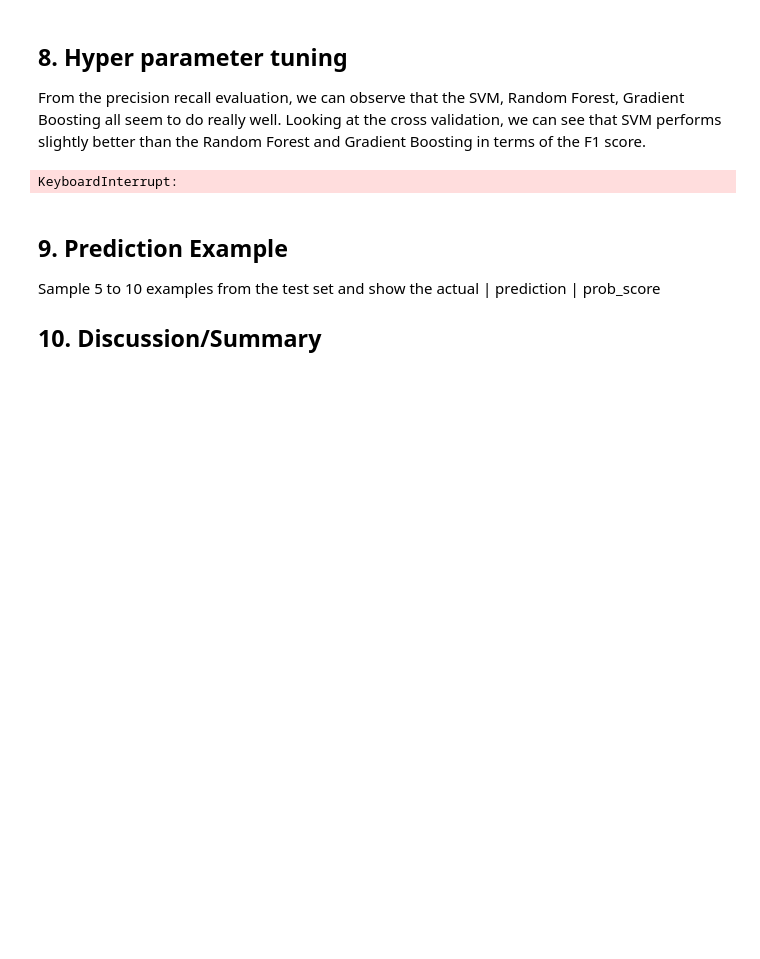
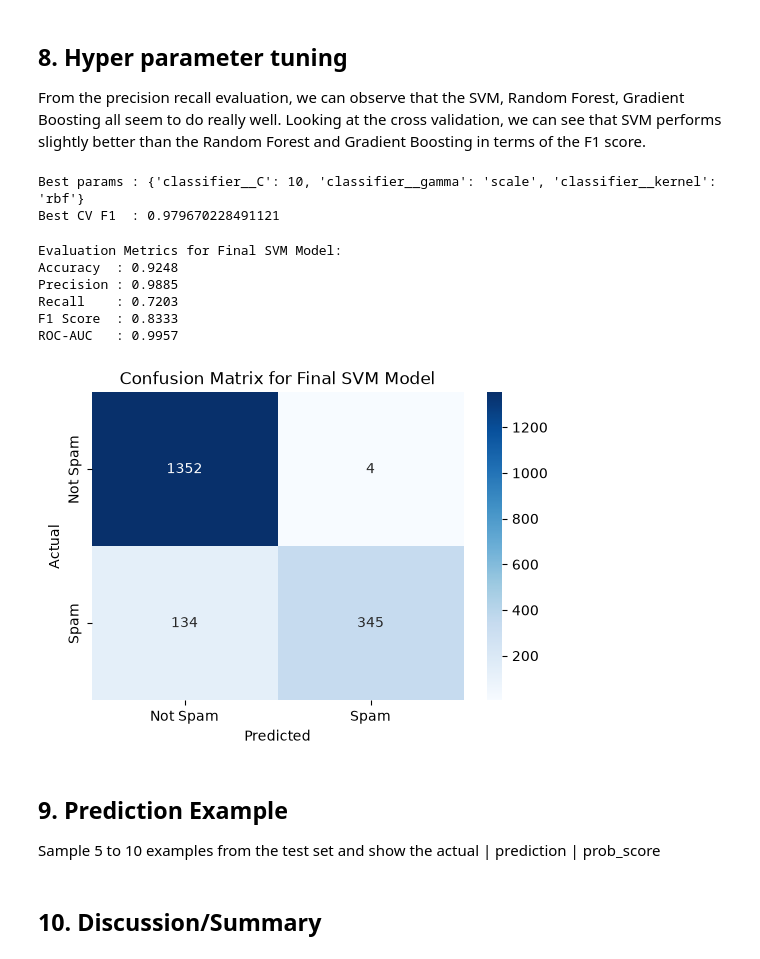
Before and after one commit to shamshertamang/EmailSpamClassifier-Apache, a Jupyter notebook: 03_model_pipeline.ipynb, the cells around one changed output. Saved outputs shown, nothing was run; the diff lists cells and outputs as text; code cells hidden in the pictures; blank space fills up the shorter version.

Commit message:
hyper parameter tuning for svm

```diff
--- a/03_model_pipeline.ipynb
+++ b/03_model_pipeline.ipynb
@@ -376,25 +376,58 @@ plt.show()
 From the precision recall evaluation, we can observe that the SVM, Random Forest, Gradient Boosting all seem to do really well. Looking at the cross validation, we can see that SVM performs slightly better than the Random Forest and Gradient Boosting in terms of the F1 score.
 # %%
 param_grid = {
-    'classifier__estimator__C': [0.01, 0.1, 1, 10, 100],
-    'classifier__estimator__kernel': ['rbf', 'poly', 'sigmoid', 'precomputed'],
-    'classifier__estimator__gamma': ['scale', 'auto']
+    'classifier__C': [0.01, 0.1, 1, 10, 100],
+    # 'classifier__C': [0.01],
+    'classifier__kernel': ['rbf', 'poly', 'sigmoid'],
+    'classifier__gamma': ['scale', 'auto']
 }
 
-svm_final = SVC(random_state=42)
-calibrated_svm_final = CalibratedClassifierCV(estimator = svm_final)
-svm_pipe_cv = clone(pipe).set_params(
-    classifier=calibrated_svm_final
+# because of the memory constraints, we will tune the svm first before calibrating it.
+svm_pipe = clone(pipe).set_params(
+    classifier=SVC(random_state=42)
 )
 
-grid_search = GridSearchCV(
-    estimator=svm_pipe_cv,
+grid_svm = GridSearchCV(
+    estimator=svm_pipe,
     param_grid=param_grid,
     cv=5,
     scoring='f1',
-    n_jobs=-1)
+    # n_jobs=-1,
+    verbose=2
+)
 
-grid_search.fit(X_train, y_train)
-best_svm = grid_search.best_estimator_
+grid_svm.fit(X_train, y_train)
+
+# clear the output stream from the grid search
+from IPython.display import clear_output
+clear_output()
+
+print('\nBest params :', grid_svm.best_params_)
+print('Best CV F1  :', grid_svm.best_score_)
+
+# Now we will calibrate the best SVM model using CalibratedClassifierCV.
+best_svm = CalibratedClassifierCV(
+    estimator=grid_svm.best_estimator_,
+    cv=3
+)
+
+best_svm.fit(X_train, y_train);
 # %% [output]
-KeyboardInterrupt:
+Best params : {'classifier__C': 10, 'classifier__gamma': 'scale', 'classifier__kernel': 'rbf'}
+Best CV F1  : 0.979670228491121
+# %%
+model_name = 'Final SVM Model'
+
+pred_final_svm = best_svm.predict(X_test)
+prob_final_svm = best_svm.predict_proba(X_test)[:, 1]
+
+metrics_svm = evaluate_model(name=model_name, y_true=y_test, y_pred=pred_final_svm, y_prob=prob_final_svm)
+plot_confusion_matrix(y_true = y_test, y_pred = pred_final_svm, title=f'Confusion Matrix for {model_name}')
+# %% [output]
+Evaluation Metrics for Final SVM Model:
+Accuracy  : 0.9248
+Precision : 0.9885
+Recall    : 0.7203
+F1 Score  : 0.8333
+ROC-AUC   : 0.9957
+[figure, added]
@@ -401,7 +436,6 @@ KeyboardInterrupt:
 # %% [markdown]
-
 ## 9. Prediction Example
 
 Sample 5 to 10 examples from the test set and show the actual | prediction | prob_score
-
-## 10. Discussion/Summary
+# %% [markdown]
+## 10. Discussion/Summary
```
Also changed, not shown: parts of 1 cell of this notebook.
